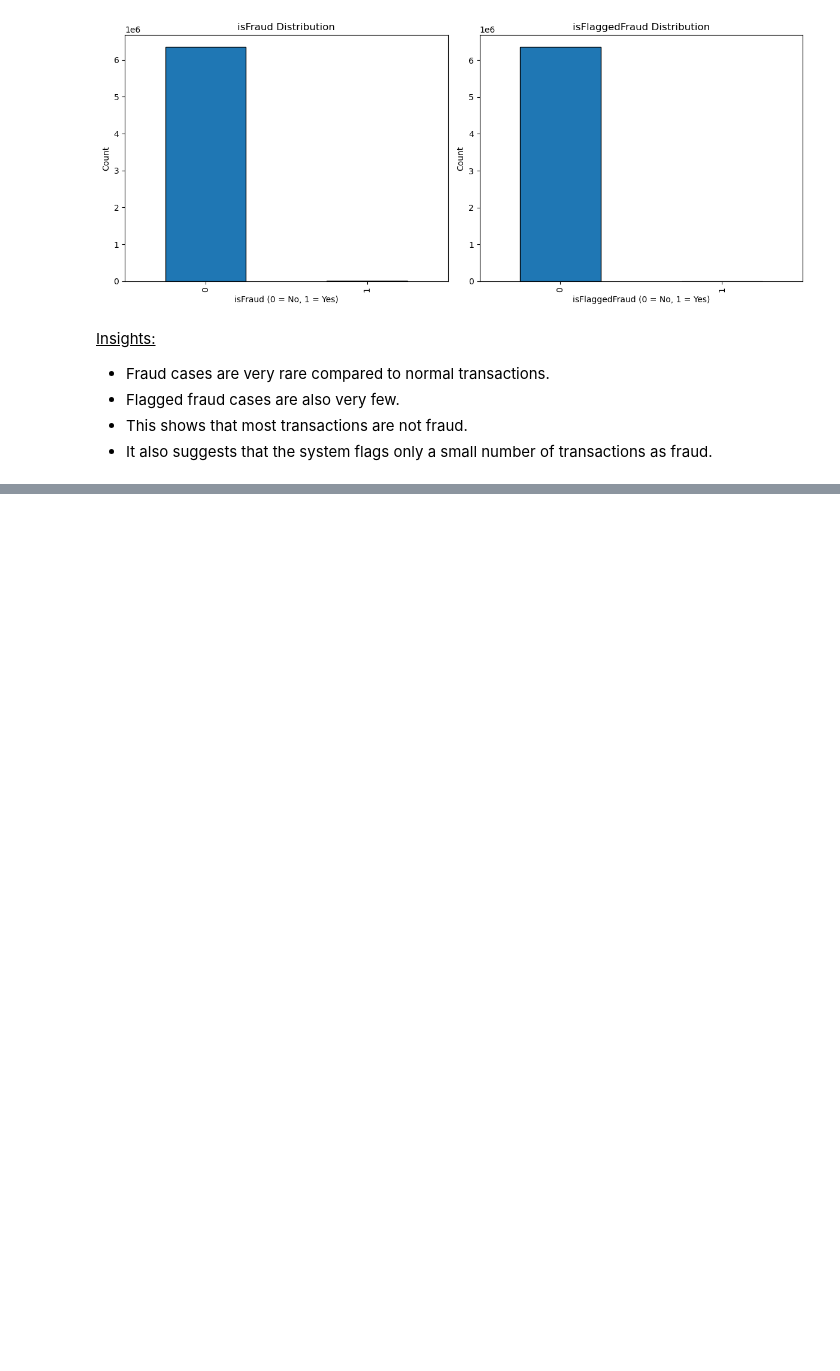
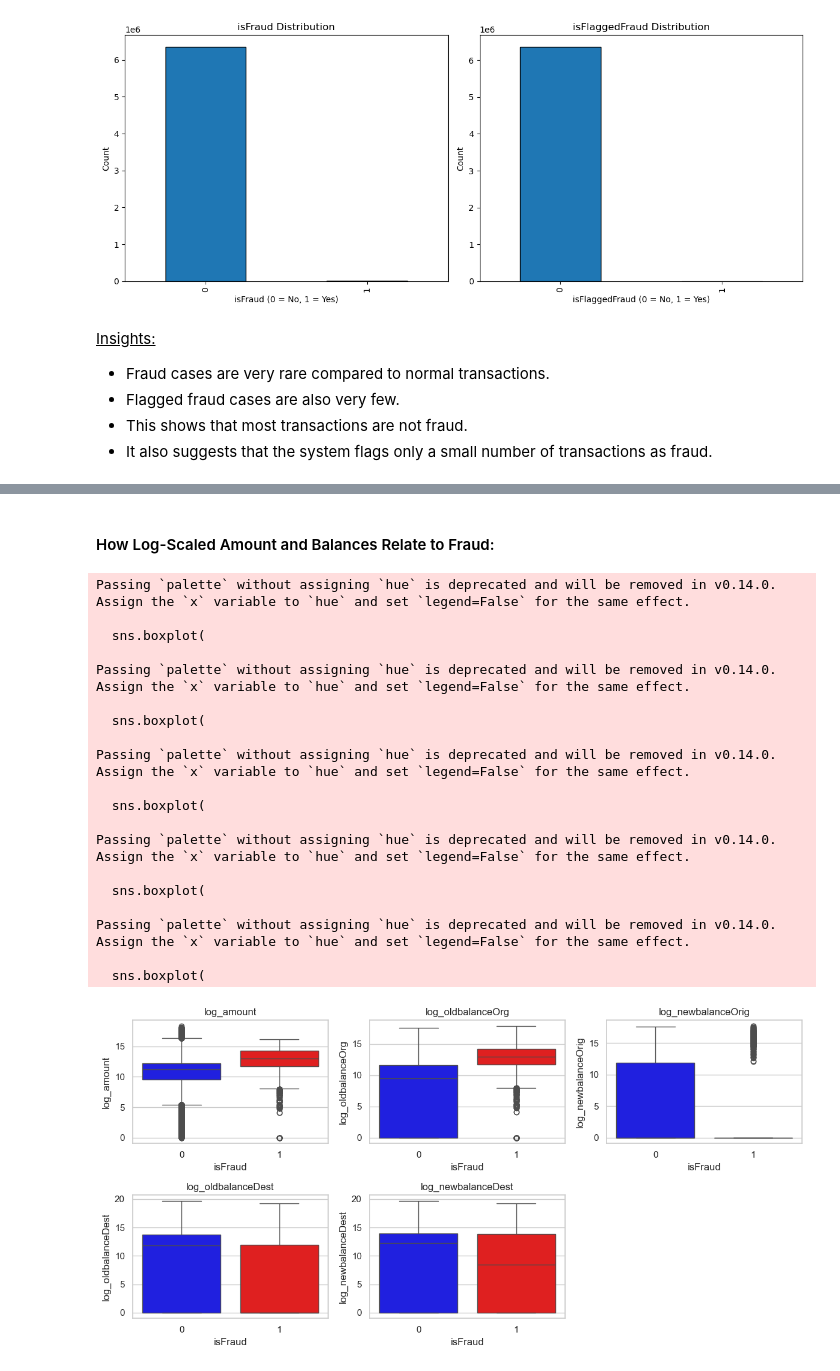
Before and after one commit to nicolous-peril/financial_fraud, a Jupyter notebook: code/01_explore.ipynb, the cells around one changed output, grey strips where cells are left out. Cells and saved outputs as stored; diff of their text form; code cells hidden in the pictures; blank space fills up the shorter version.

```diff
--- a/code/01_explore.ipynb
+++ b/code/01_explore.ipynb
@@ -337,0 +439,46 @@ plt.show()
+# %% [markdown]
+#### How Log-Scaled Amount and Balances Relate to Fraud:
+# %%
+cols = ['amount', 'oldbalanceOrg', 'newbalanceOrig',
+        'oldbalanceDest', 'newbalanceDest']
+
+for col in cols:
+    df[f'log_{col}'] = np.log1p(df[col])
+
+plt.figure(figsize=(12,6))
+
+log_cols = [f'log_{col}' for col in cols]
+
+for i, col in enumerate(log_cols, 1):
+    plt.subplot(2, 3, i)
+    sns.boxplot(
+        x='isFraud',
+        y=col,
+        data=df,
+        palette={'0': 'blue', '1': 'red'}
+    )
+    plt.title(col)
+
+plt.tight_layout()
+plt.show()
+# %% [output]
+Passing `palette` without assigning `hue` is deprecated and will be removed in v0.14.0. Assign the `x` variable to `hue` and set `legend=False` for the same effect.
+
+  sns.boxplot(
+
+Passing `palette` without assigning `hue` is deprecated and will be removed in v0.14.0. Assign the `x` variable to `hue` and set `legend=False` for the same effect.
+
+  sns.boxplot(
+
+Passing `palette` without assigning `hue` is deprecated and will be removed in v0.14.0. Assign the `x` variable to `hue` and set `legend=False` for the same effect.
+
+  sns.boxplot(
+
+Passing `palette` without assigning `hue` is deprecated and will be removed in v0.14.0. Assign the `x` variable to `hue` and set `legend=False` for the same effect.
+
+  sns.boxplot(
+
+Passing `palette` without assigning `hue` is deprecated and will be removed in v0.14.0. Assign the `x` variable to `hue` and set `legend=False` for the same effect.
+
+  sns.boxplot(
+[figure, added]
```
Also changed, not shown: parts of 34 cells of this notebook, 1 other file.
